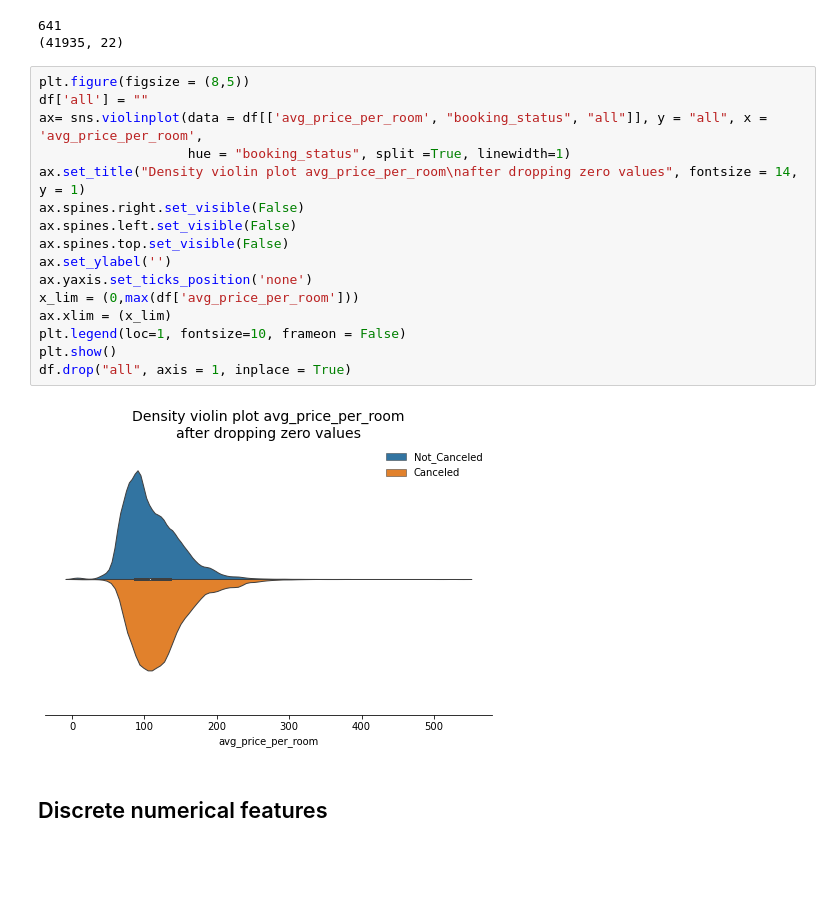
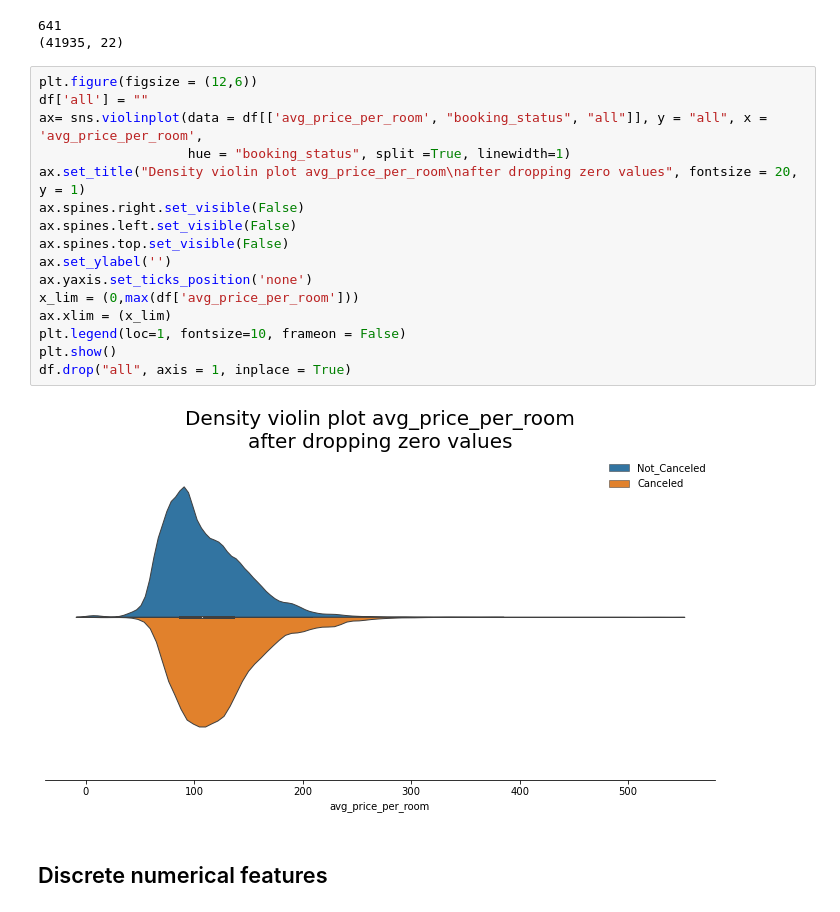
Before and after one commit to FranciscoGabrielMiranda/Hotel_bookings_cancellations, a Jupyter notebook: Booking Cancellation Case Study.ipynb, the cells around one changed output. Drawn from its saved outputs; the diff is of its cells as text; blank space fills up the shorter version.

```diff
--- a/Booking Cancellation Case Study.ipynb
+++ b/Booking Cancellation Case Study.ipynb
@@ -307,23 +311,23 @@ print (df.shape)
 641
 (41935, 22)
 # %%
-plt.figure(figsize = (8,5))
+plt.figure(figsize = (12,6))
 df['all'] = ""
 ax= sns.violinplot(data = df[['avg_price_per_room', "booking_status", "all"]], y = "all", x = 'avg_price_per_room',
                    hue = "booking_status", split =True, linewidth=1)
-ax.set_title("Density violin plot avg_price_per_room\nafter dropping zero values", fontsize = 14, y = 1)
+ax.set_title("Density violin plot avg_price_per_room\nafter dropping zero values", fontsize = 20, y = 1)
 ax.spines.right.set_visible(False)
 ax.spines.left.set_visible(False)
 ax.spines.top.set_visible(False)
 ax.set_ylabel('')
 ax.yaxis.set_ticks_position('none')
 x_lim = (0,max(df['avg_price_per_room']))
 ax.xlim = (x_lim)
 plt.legend(loc=1, fontsize=10, frameon = False)
 plt.show()
 df.drop("all", axis = 1, inplace = True)
 # %% [output]
-[figure, old version]
+[figure, new version]
 # %% [markdown]
 ## Discrete numerical features <a class="anchor" id="16"></a>
 # %%
```
Also changed, not shown: parts of 8 cells of this notebook.
